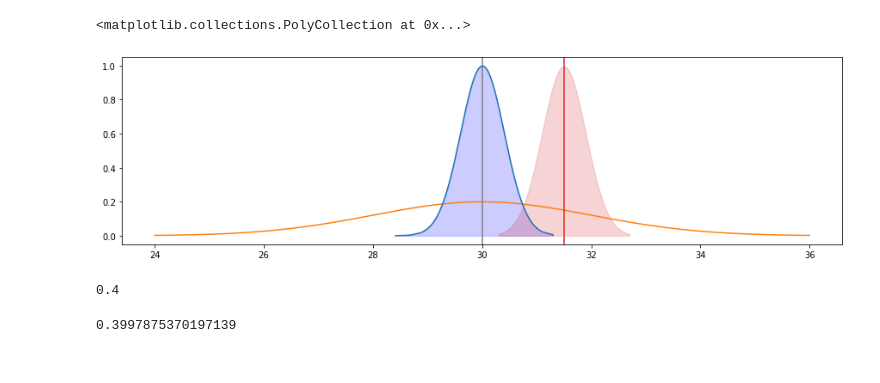
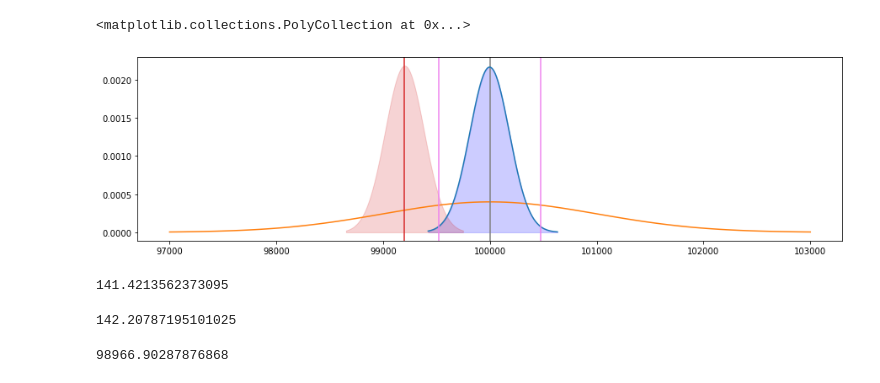
Before and after one commit to venkyyuvy/stats_simul, a Jupyter notebook: sampling.ipynb, the cells around one changed output. Saved outputs shown, nothing was run; the diff lists cells and outputs as text; code cells hidden in the pictures.

```diff
--- a/sampling.ipynb
+++ b/sampling.ipynb
@@ -5,55 +5,59 @@ import numpy as np
 import scipy.stats as stats
 import math
 
-mu = 30
-variance = 4
+mu = 100000
+variance = 1000000
 sigma = math.sqrt(variance)
 x = np.linspace(mu - 3*sigma, mu + 3*sigma, 100)
 plt.figure(figsize=(15, 4))
 plt.plot(x, stats.norm.pdf(x, mu, sigma), color='tab:orange')
 plt.axvline(mu, color='tab:grey')
 
 # sampling distribution
 rng = np.random.RandomState(None)
-n_samples = 2000
-sample_size = 25
+n_samples = 3000
+sample_size = 30
 sample_means = np.array([np.mean(rng.normal(mu, sigma, size= sample_size))
                 for _ in range(n_samples)])
 sample_means.sort()
 density =  stats.norm.pdf(sample_means, sample_means.mean(), sample_means.std(),)
 plt.plot(sample_means, density ,  color='tab:blue')
 plt.fill_between(sample_means, density,  color='blue', alpha=.2)
 # type I error
 
-# lb = samples.mean() + stats.norm.ppf(0.005) * (samples.std())
-# plt.axvline(lb, color='violet')
-# ub = samples.mean() - stats.norm.ppf(0.005) * (samples.std())
-# plt.axvline(ub, color='violet')
+lb = sample_means.mean() + stats.norm.ppf(0.005) * (sample_means.std())
+plt.axvline(lb, color='violet')
+ub = sample_means.mean() - stats.norm.ppf(0.005) * (sample_means.std())
+plt.axvline(ub, color='violet')
 
-# # null hypothesis
+# null hypothesis
 
-mu_0 = 31.5
+mu_0 = 99200
 plt.axvline(mu_0, color='tab:red')
 x = np.linspace(mu_0 - 3*sigma/np.sqrt(sample_size),
                 mu_0 + 3*sigma/np.sqrt(sample_size), 100)
 density = stats.norm.pdf(x, mu_0, sigma/np.sqrt(sample_size))
 plt.fill_between(x, density, color='tab:red', alpha=0.2)
 
 # # type II error
-# lb = mu_0 + stats.norm.ppf(0.005) * (samples.std())
+# lb = mu_0 + stats.norm.ppf(0.005) * (sample_means.std())
 # plt.axvline(lb, color='red')
-# ub = mu_0 - stats.norm.ppf(0.005) * (samples.std())
+# ub = mu_0 - stats.norm.ppf(0.005) * (sample_means.std())
 # plt.axvline(ub, color='red')
 # %% [output]
 <matplotlib.collections.PolyCollection at 0x...>
-[figure, old version]
+[figure, new version]
 # %%
 
 sigma/np.sqrt(sample_size)
 # %% [output]
-0.4
+141.4213562373095
 # %%
 
 sample_means.std()
 # %% [output]
-0.3997875370197139
+142.20787195101025
+# %%
+sample_means[100]
+# %% [output]
+98966.90287876868
```
Also changed, not shown: parts of 4 cells of this notebook.
